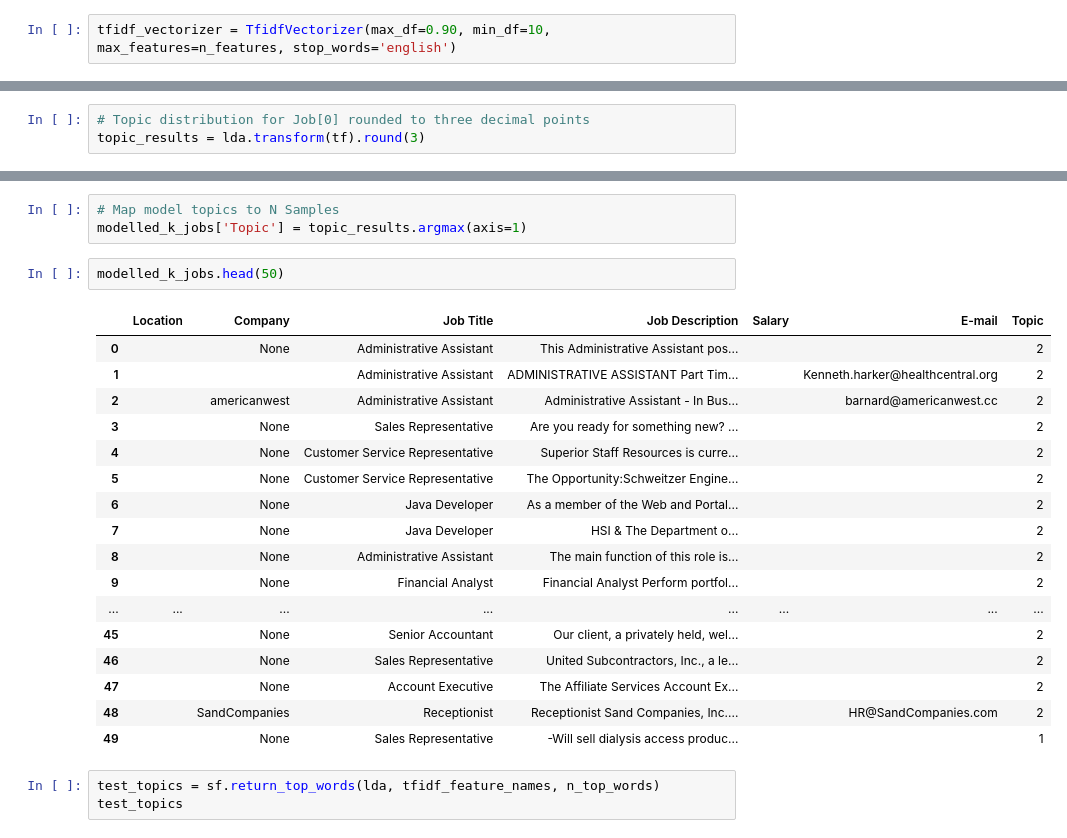
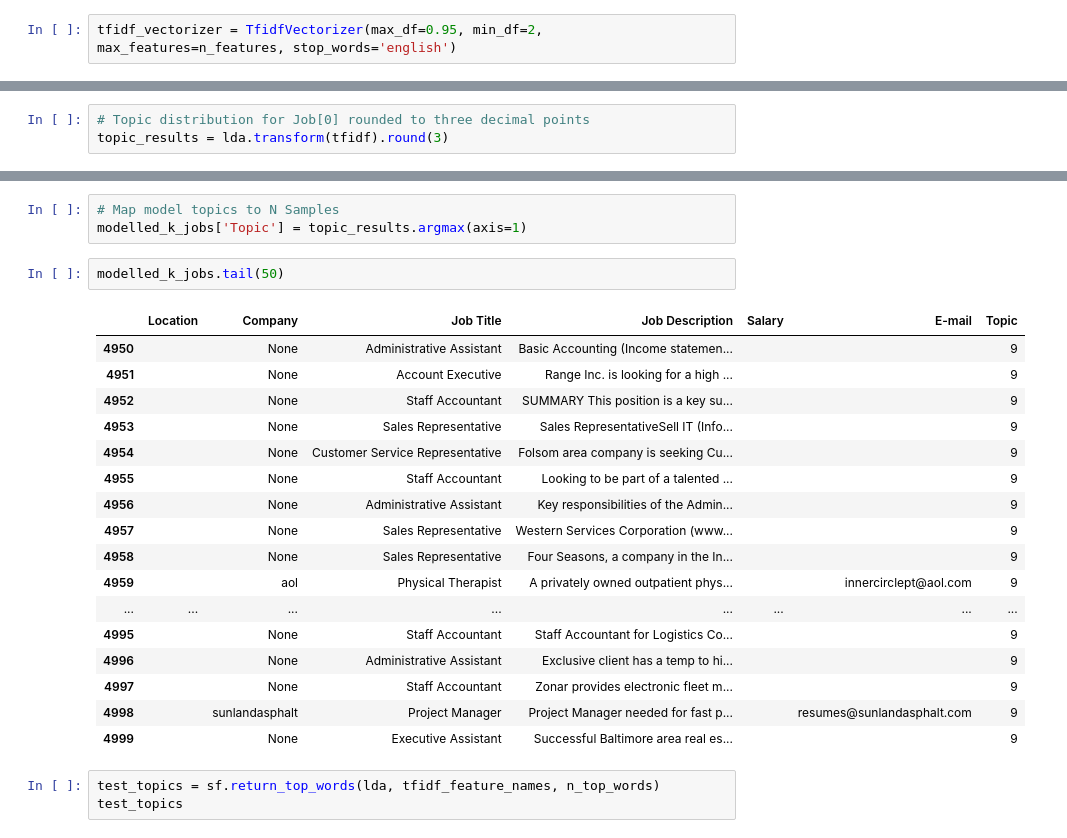
Before and after one commit to etzimopoulos/Job-descriptions-topic-modelling-using-NLP, a Jupyter notebook: topic-modelling-part2-kaggle-jobs-LDA-NMF.ipynb, the cells around one changed output, grey strips where cells are left out. Cells and saved outputs as stored; diff of their text form.

```diff
--- a/topic-modelling-part2-kaggle-jobs-LDA-NMF.ipynb
+++ b/topic-modelling-part2-kaggle-jobs-LDA-NMF.ipynb
@@ -152,7 +120,7 @@ tf
 # %% [markdown]
 #### Use Tf-IDF Vectorizer for extracting features
 # %%
-tfidf_vectorizer = TfidfVectorizer(max_df=0.90, min_df=10, max_features=n_features, stop_words='english')
+tfidf_vectorizer = TfidfVectorizer(max_df=0.95, min_df=2, max_features=n_features, stop_words='english')
 # %%
 tfidf = tfidf_vectorizer.fit_transform(k_jobs['Job Description'][:n_samples])
 # %%
@@ -443,5 +517,5 @@ k_jobs['Job Description'][0]
 'This Administrative Assistant position is responsible for performing a variety of clerical and administrative support functions in the areas of communications, data entry and retrieval, typing, filin ...
 # %%
 # Topic distribution for Job[0] rounded to three decimal points
-topic_results = lda.transform(tf).round(3)
+topic_results = lda.transform(tfidf).round(3)
 # %%
@@ -473,25 +548,25 @@ modelled_k_jobs.head()
 # Map model topics to N Samples
 modelled_k_jobs['Topic'] = topic_results.argmax(axis=1)
 # %%
-modelled_k_jobs.head(50)
+modelled_k_jobs.tail(50)
 # %% [output]
 |  | Location | Company | Job Title | Job Description | Salary | E-mail | Topic |
-| 0 |  | None | Administrative Assistant | This Administrative Assistant pos... |  |  | 2 |
-| 1 |  |  | Administrative Assistant | ADMINISTRATIVE ASSISTANT Part Tim... |  | Kenneth.harker@healthcentral.org | 2 |
-| 2 |  | americanwest | Administrative Assistant | Administrative Assistant - In Bus... |  | barnard@americanwest.cc | 2 |
-| 3 |  | None | Sales Representative | Are you ready for something new? ... |  |  | 2 |
-| 4 |  | None | Customer Service Representative | Superior Staff Resources is curre... |  |  | 2 |
-| 5 |  | None | Customer Service Representative | The Opportunity:Schweitzer Engine... |  |  | 2 |
-| 6 |  | None | Java Developer | As a member of the Web and Portal... |  |  | 2 |
-| 7 |  | None | Java Developer | HSI & The Department o... |  |  | 2 |
-| 8 |  | None | Administrative Assistant | The main function of this role is... |  |  | 2 |
-| 9 |  | None | Financial Analyst | Financial Analyst Perform portfol... |  |  | 2 |
+| 4950 |  | None | Administrative Assistant | Basic Accounting (Income statemen... |  |  | 9 |
+| 4951 |  | None | Account Executive | Range Inc. is looking for a high ... |  |  | 9 |
+| 4952 |  | None | Staff Accountant | SUMMARY This position is a key su... |  |  | 9 |
+| 4953 |  | None | Sales Representative | Sales RepresentativeSell IT (Info... |  |  | 9 |
+| 4954 |  | None | Customer Service Representative | Folsom area company is seeking Cu... |  |  | 9 |
+| 4955 |  | None | Staff Accountant | Looking to be part of a talented ... |  |  | 9 |
+| 4956 |  | None | Administrative Assistant | Key responsibilities of the Admin... |  |  | 9 |
+| 4957 |  | None | Sales Representative | Western Services Corporation (www... |  |  | 9 |
+| 4958 |  | None | Sales Representative | Four Seasons, a company in the In... |  |  | 9 |
+| 4959 |  | aol | Physical Therapist | A privately owned outpatient phys... |  | innercirclept@aol.com | 9 |
 | ... | ... | ... | ... | ... | ... | ... | ... |
-| 45 |  | None | Senior Accountant | Our client, a privately held, wel... |  |  | 2 |
-| 46 |  | None | Sales Representative | United Subcontractors, Inc., a le... |  |  | 2 |
-| 47 |  | None | Account Executive | The Affiliate Services Account Ex... |  |  | 2 |
-| 48 |  | SandCompanies | Receptionist | Receptionist Sand Companies, Inc.... |  | HR@SandCompanies.com | 2 |
-| 49 |  | None | Sales Representative | -Will sell dialysis access produc... |  |  | 1 |
+| 4995 |  | None | Staff Accountant | Staff Accountant for Logistics Co... |  |  | 9 |
+| 4996 |  | None | Administrative Assistant | Exclusive client has a temp to hi... |  |  | 9 |
+| 4997 |  | None | Staff Accountant | Zonar provides electronic fleet m... |  |  | 9 |
+| 4998 |  | sunlandasphalt | Project Manager | Project Manager needed for fast p... |  | resumes@sunlandasphalt.com | 9 |
+| 4999 |  | None | Executive Assistant | Successful Baltimore area real es... |  |  | 9 |
 # %%
 test_topics = sf.return_top_words(lda, tfidf_feature_names, n_top_words)
 test_topics
```
Also changed, not shown: parts of 28 cells of this notebook, 3 other files.
